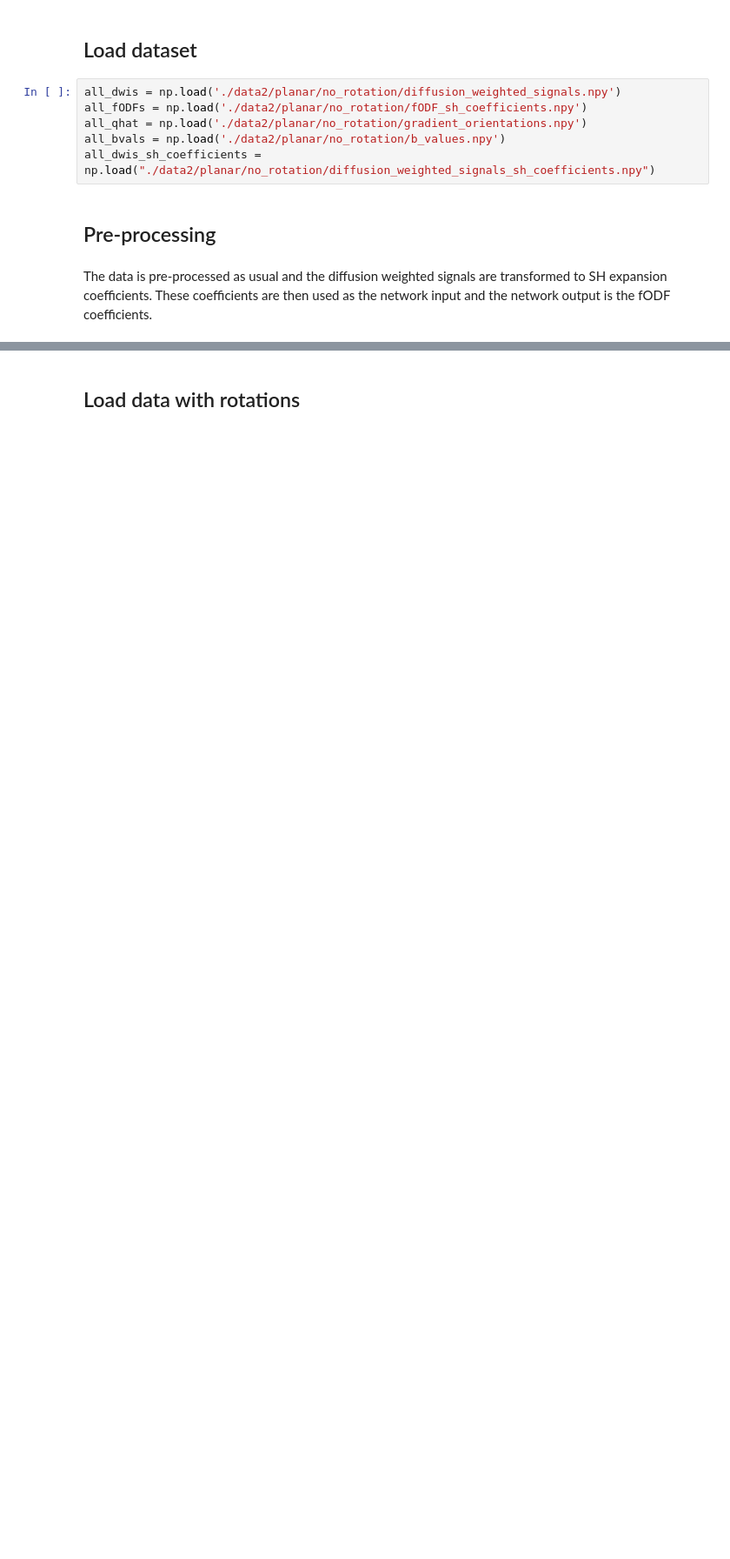
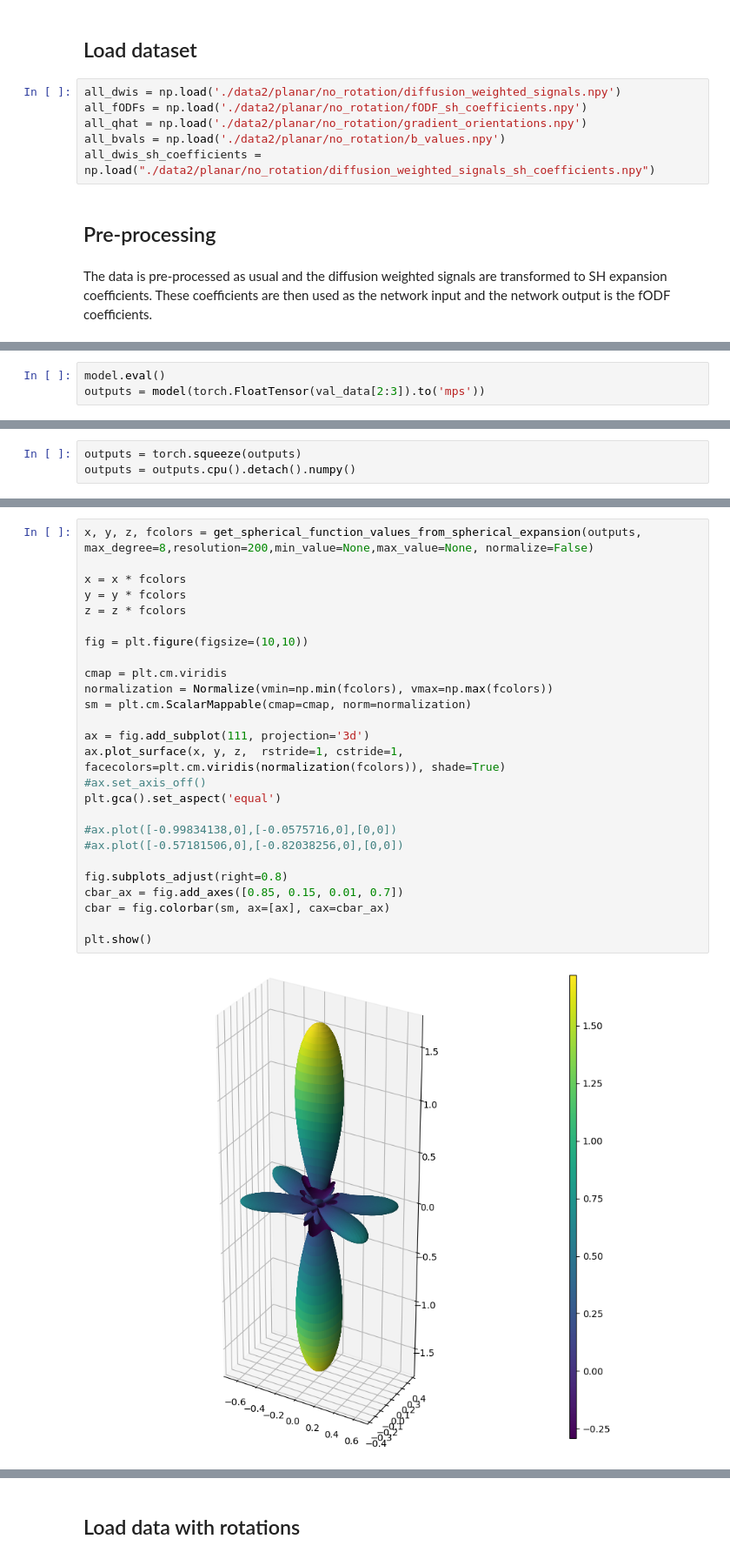
Before and after one commit to AlesRessler/AlesMScProject, a Jupyter notebook: 10 Multi-layer perceptron.ipynb, the cells around one changed output, grey strips where cells are left out. Shown at 87% size. Cells and saved outputs as stored; diff of their text form; blank space fills up the shorter version.

```diff
--- a/10 Multi-layer perceptron.ipynb
+++ b/10 Multi-layer perceptron.ipynb
@@ -142,0 +162,3 @@ plt.show()
+# %%
+model.eval()
+outputs = model(torch.FloatTensor(val_data[2:3]).to('mps'))
@@ -142,0 +178,3 @@ plt.show()
+# %%
+outputs = torch.squeeze(outputs)
+outputs = outputs.cpu().detach().numpy()
@@ -142,0 +196,28 @@ plt.show()
+# %%
+x, y, z, fcolors = get_spherical_function_values_from_spherical_expansion(outputs, max_degree=8,resolution=200,min_value=None,max_value=None, normalize=False)
+
+x = x * fcolors
+y = y * fcolors
+z = z * fcolors
+
+fig = plt.figure(figsize=(10,10))
+
+cmap = plt.cm.viridis
+normalization = Normalize(vmin=np.min(fcolors), vmax=np.max(fcolors))
+sm = plt.cm.ScalarMappable(cmap=cmap, norm=normalization)
+
+ax = fig.add_subplot(111, projection='3d')
+ax.plot_surface(x, y, z,  rstride=1, cstride=1, facecolors=plt.cm.viridis(normalization(fcolors)), shade=True)
+#ax.set_axis_off()
+plt.gca().set_aspect('equal')
+
+#ax.plot([-0.99834138,0],[-0.0575716,0],[0,0])
+#ax.plot([-0.57181506,0],[-0.82038256,0],[0,0])
+
+fig.subplots_adjust(right=0.8)
+cbar_ax = fig.add_axes([0.85, 0.15, 0.01, 0.7])
+cbar = fig.colorbar(sm, ax=[ax], cax=cbar_ax)
+
+plt.show()
+# %% [output]
+[figure, added]
```
Also changed, not shown: parts of 26 cells of this notebook, 4 other files.
